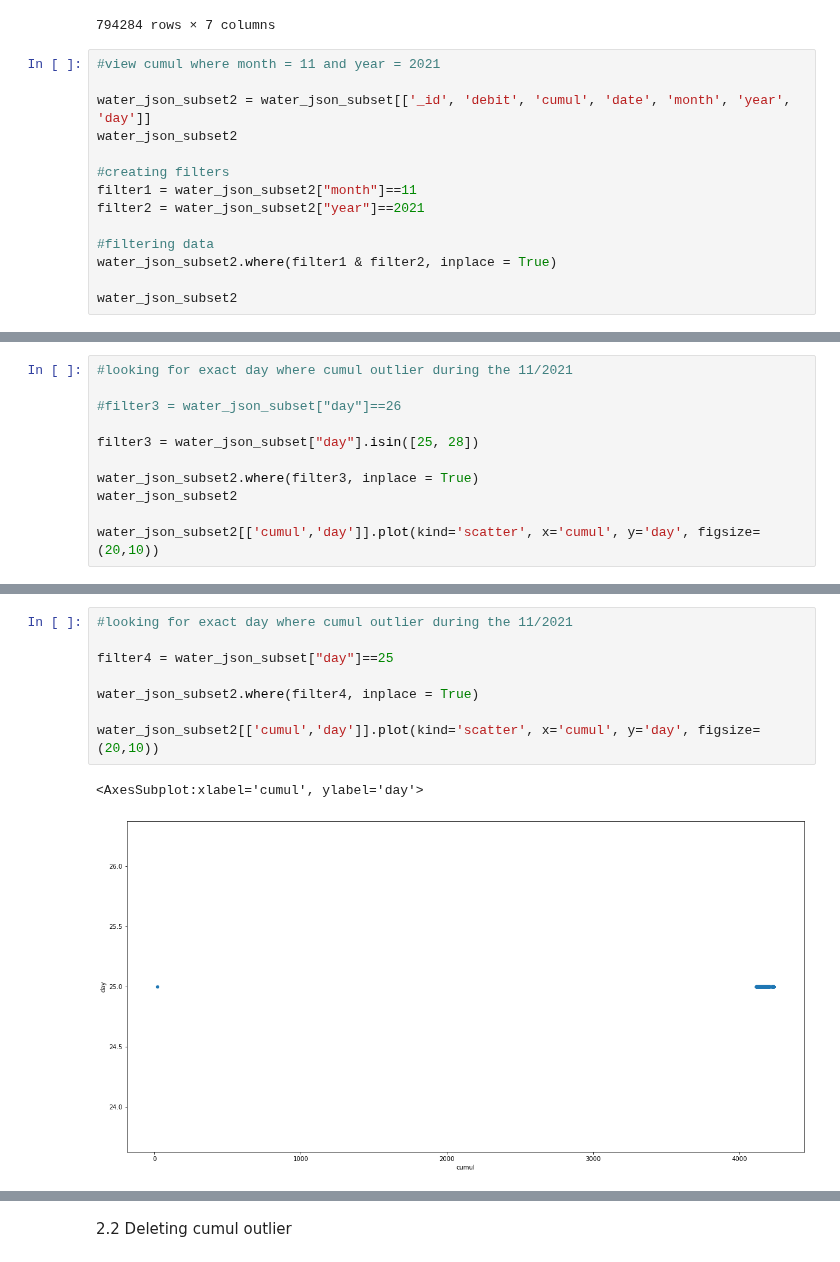
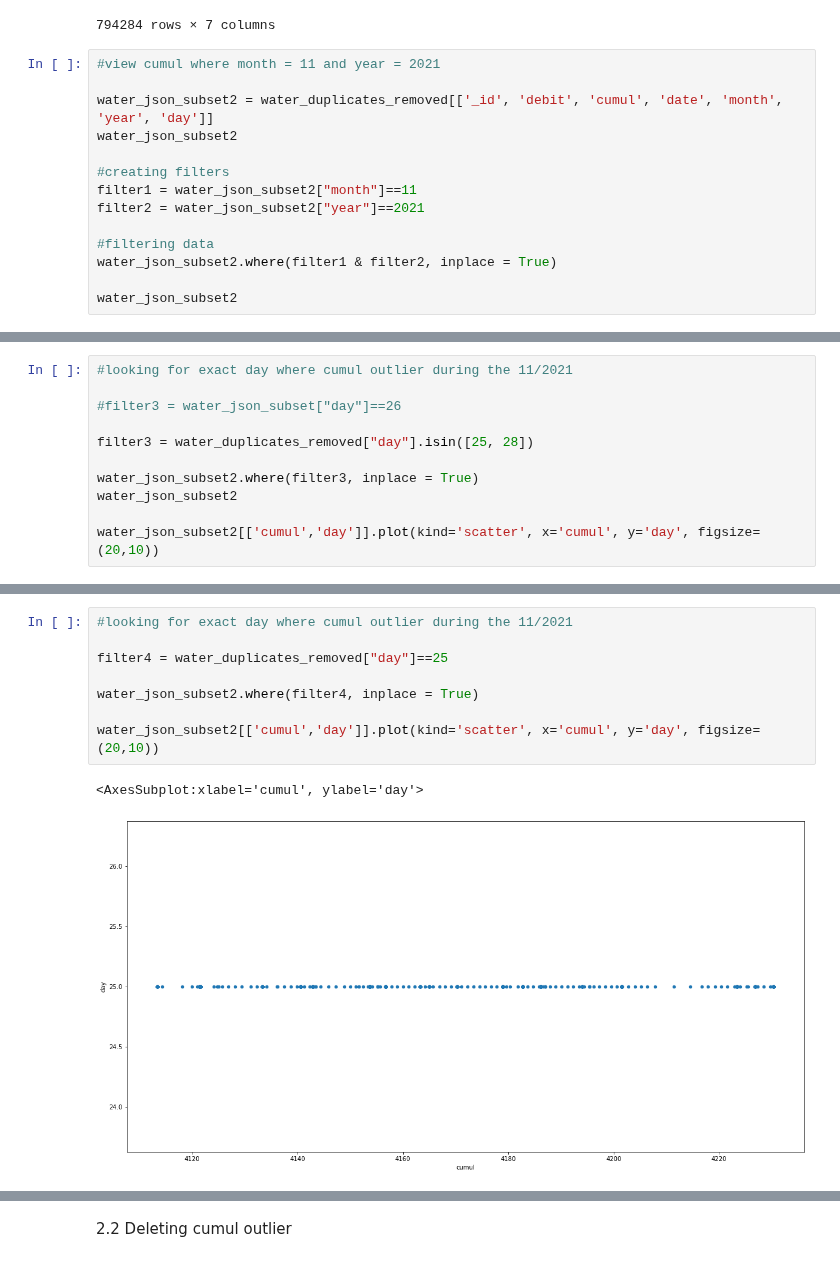
Before and after one commit to Cyrine-afk/Water-Consumption, a Jupyter notebook: Water DB.ipynb, the cells around one changed output, grey strips where cells are left out. Saved outputs shown, nothing was run; the diff lists cells and outputs as text.

Commit message:
Outliers & Duplicates Cleaned

```diff
--- a/Water DB.ipynb
+++ b/Water DB.ipynb
@@ -507,7 +507,7 @@ water_json_subset
 # %%
 #view cumul where month = 11 and year = 2021
 
-water_json_subset2 = water_json_subset[['_id', 'debit', 'cumul', 'date', 'month', 'year', 'day']]
+water_json_subset2 = water_duplicates_removed[['_id', 'debit', 'cumul', 'date', 'month', 'year', 'day']]
 water_json_subset2
 
 #creating filters
@@ -549,7 +549,7 @@ water_json_subset2[['cumul','date']].plot(kind='scatter', x='cumul', y='date', f
 
 #filter3 = water_json_subset["day"]==26
 
-filter3 = water_json_subset["day"].isin([25, 28])
+filter3 = water_duplicates_removed["day"].isin([25, 28])
 
 water_json_subset2.where(filter3, inplace = True)
 water_json_subset2
@@ -561,14 +561,14 @@ water_json_subset2[['cumul','day']].plot(kind='scatter', x='cumul', y='day', fig
 # %%
 #looking for exact day where cumul outlier during the 11/2021
 
-filter4 = water_json_subset["day"]==25
+filter4 = water_duplicates_removed["day"]==25
 
 water_json_subset2.where(filter4, inplace = True)
 
 water_json_subset2[['cumul','day']].plot(kind='scatter', x='cumul', y='day', figsize=(20,10))
 # %% [output]
 <AxesSubplot:xlabel='cumul', ylabel='day'>
-[figure, old version]
+[figure, new version]
 # %%
 #looking for exact value of cumul outlier that is < 4000
 
```
Also changed, not shown: parts of 9 cells of this notebook.
